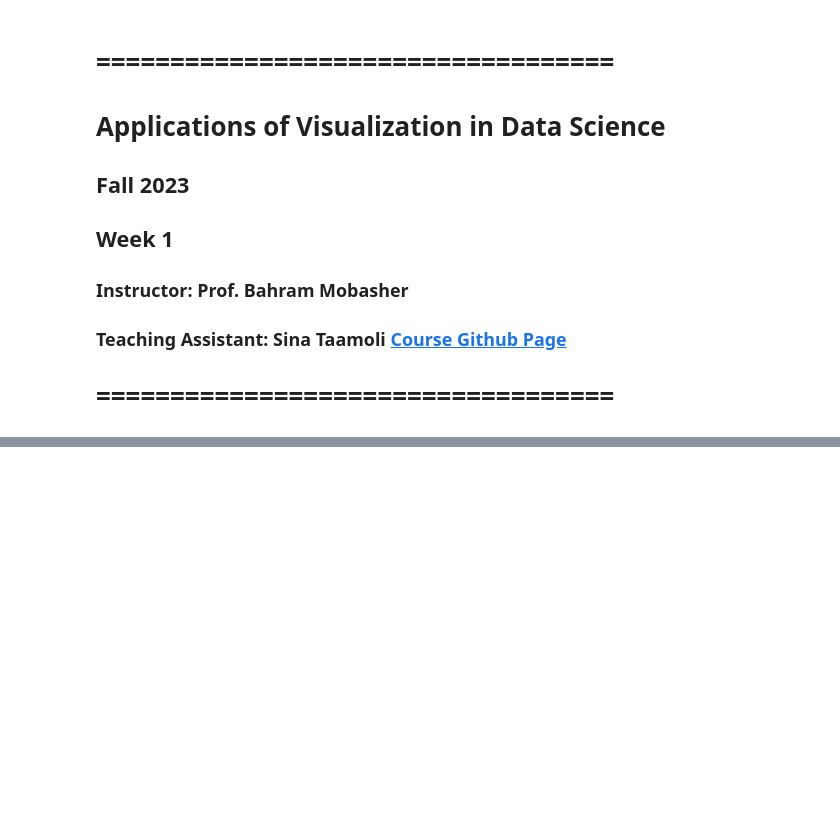
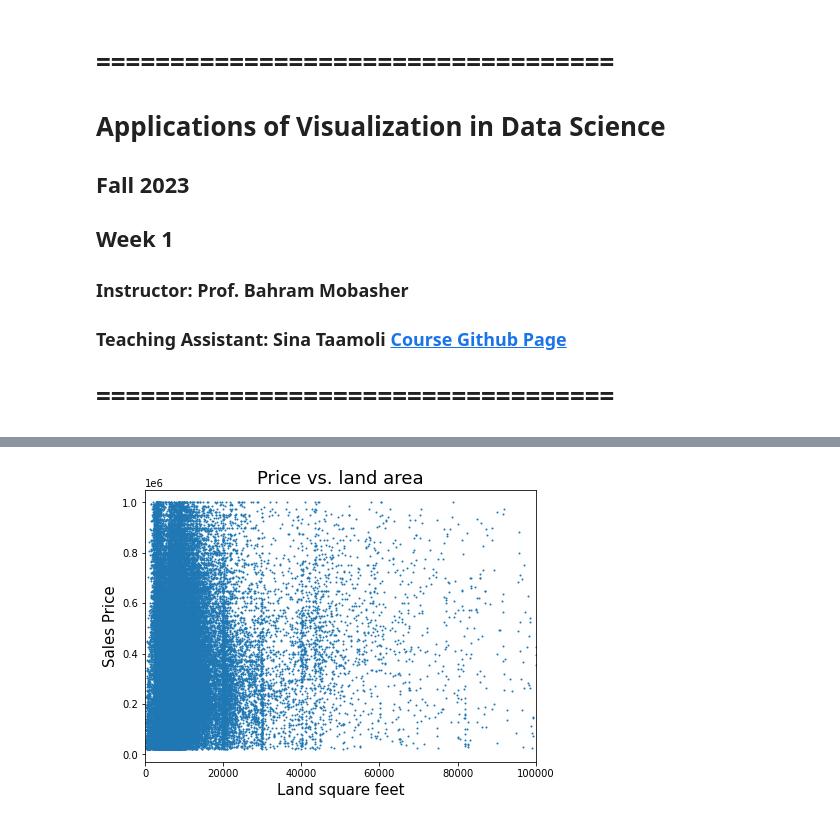
Before and after one commit to sinataamoli/Data-Visualization-and-Computer-Graphics, a Jupyter notebook: Notebooks/Week 1.ipynb, the cells around one changed output, grey strips where cells are left out. Drawn from its saved outputs; the diff is of its cells as text; code cells hidden in the pictures; blank space fills up the shorter version.

```diff
--- a/Notebooks/Week 1.ipynb
+++ b/Notebooks/Week 1.ipynb
@@ -22,0 +109,14 @@ Mostly being used for 2D plotting: it is fast and efficient, you can add many de
+# %%
+plt.figure(figsize = (7, 5))
+
+plt.scatter(x, y, s = 1)
+
+plt.xlabel('Land square feet', fontsize = 15)
+plt.ylabel('Sales Price', fontsize = 15)
+plt.title('Price vs. land area', fontsize = 18)
+
+plt.xlim(0, 1e5)
+
+plt.show()
+# %% [output]
+[figure, added]
```
Also changed, not shown: parts of 25 cells of this notebook, 3 other files.
